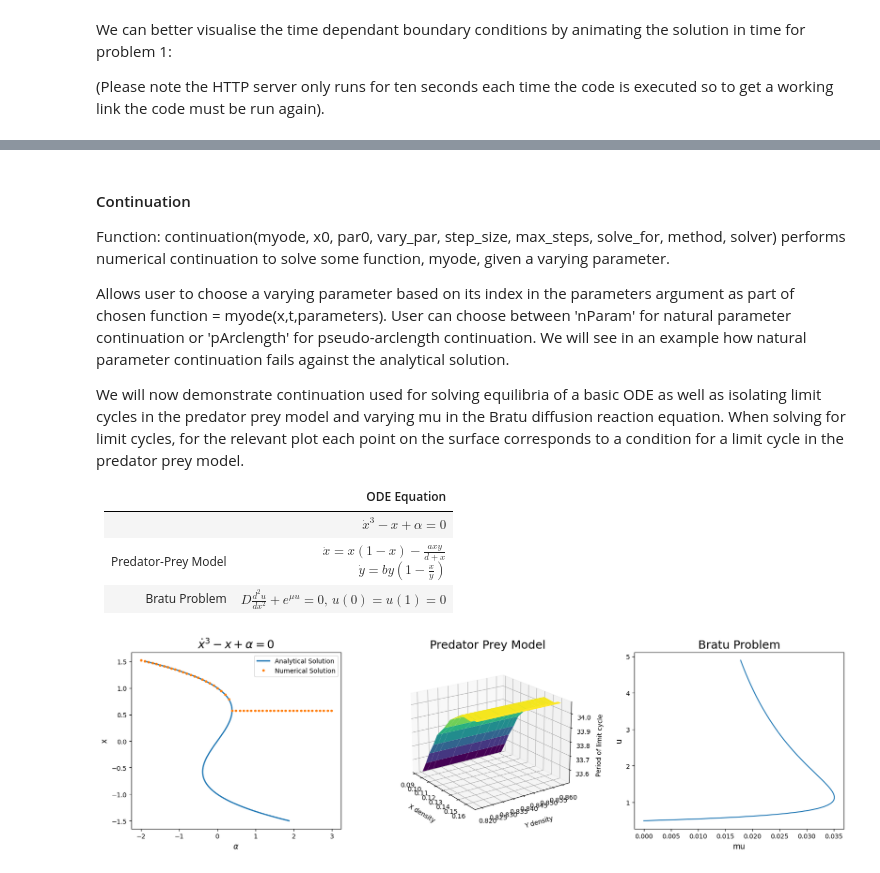
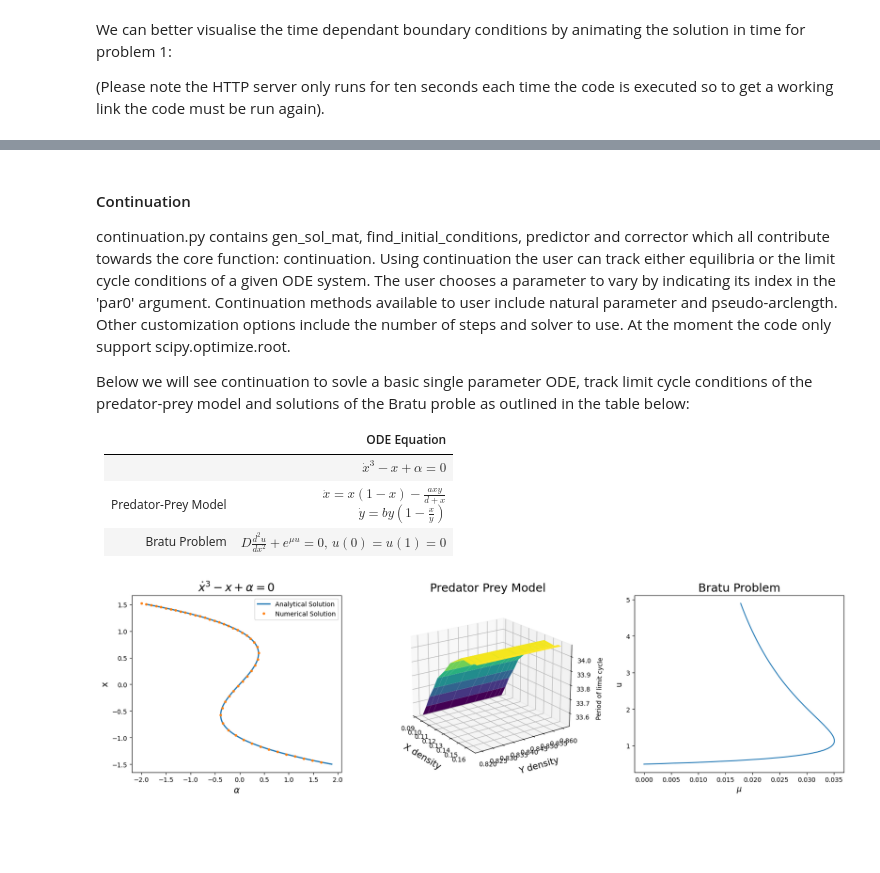
Before and after one commit to MikeJohnson424/emat30008, a Jupyter notebook: report.ipynb, the cells around one changed output, grey strips where cells are left out. Drawn from its saved outputs; the diff is of its cells as text; code cells hidden in the pictures; blank space fills up the shorter version.

```diff
--- a/report.ipynb
+++ b/report.ipynb
@@ -183,6 +183,8 @@ solution2 = BVP_solver(grid,bc_left,bc_right,IC = 0, q = lambda x,u: np.exp(0.01
 # %% [markdown]
 Now let's plot the results:
 # %%
+plt.style.use('seaborn-v0_8-dark')
+
 fig = plt.figure(figsize=(17, 6))
 
 gs = gridspec.GridSpec(2, 3, width_ratios=[1, 1, 1], height_ratios=[1, 1])
@@ -196,29 +198,29 @@ ax4 = plt.subplot(gs[:, 2])
 # Plot the data in each subplot
 ax1.plot(solution2.x, solution2.u)
 ax1.set_title('Bratu Problem',fontsize = 18)
-ax1.set_xlabel('x',fontsize = 12)
-ax1.set_ylabel('u',fontsize = 12)
+ax1.set_xlabel('x',fontsize = 14)
+ax1.set_ylabel('u',fontsize = 14)
 ax1.grid(True)
 
 ax2.plot(solution1.x, solution1.u)
 ax2.set_title('Generic LTI reaction-diffusion equation',fontsize = 18)
 ax2.grid(True)
-ax2.set_xlabel('x',fontsize = 12)
-ax2.set_ylabel('u',fontsize = 12)
+ax2.set_xlabel('x',fontsize = 14)
+ax2.set_ylabel('u',fontsize = 14)
 
 ax3.plot(hopf_sol.y[0], hopf_sol.y[1],label = 'Shooting Solution')
 ax3.plot(hopf_sol_true[0], hopf_sol_true[1],'o',label = 'Analytical Solution')
 ax3.grid(True)
 ax3.legend(loc = 'best')
 ax3.set_title('Supercritical Hopf Bifurcation',fontsize = 18)
-ax3.set_xlabel('x1',fontsize = 12)
-ax3.set_ylabel('x2',fontsize = 12)
+ax3.set_xlabel('x1',fontsize = 14)
+ax3.set_ylabel('x2',fontsize = 14)
 
 ax4.plot(PPM_sol.y[0],PPM_sol.y[1])
 ax4.grid(True)
 ax4.set_title('Predator Prey Model',fontsize = 18)
-ax4.set_xlabel('X Density',fontsize = 12)
-ax4.set_ylabel('Y Density',fontsize = 12)
+ax4.set_xlabel('X Density',fontsize = 14)
+ax4.set_ylabel('Y Density',fontsize = 14)
 
 # Adjust the layout
 plt.tight_layout()
@@ -385,11 +387,9 @@ Animation available at: http://localhost:59522/animation.gif
 # %% [markdown]
 #### Continuation
 
-Function: continuation(myode, x0, par0, vary_par, step_size, max_steps, solve_for, method, solver) performs numerical continuation to solve some function, myode, given a varying parameter.
+continuation.py contains gen_sol_mat, find_initial_conditions, predictor and corrector which all contribute towards the core function: continuation. Using continuation the user can track either equilibria or the limit cycle conditions of a given ODE system. The user chooses a parameter to vary by indicating its index in the 'par0' argument. Continuation methods available to user include natural parameter and pseudo-arclength. Other customization options include the number of steps and solver to use. At the moment the code only support scipy.optimize.root.
 
-Allows user to choose a varying parameter based on its index in the parameters argument as part of chosen function = myode(x,t,parameters). User can choose between 'nParam' for natural parameter continuation or 'pArclength' for pseudo-arclength continuation. We will see in an example how natural parameter continuation fails against the analytical solution.
-
-We will now demonstrate continuation used for solving equilibria of a basic ODE as well as isolating limit cycles in the predator prey model and varying mu in the Bratu diffusion reaction equation. When solving for limit cycles, for the relevant plot each point on the surface corresponds to a condition for a limit cycle in the predator prey model.
+Below we will see continuation to sovle a basic single parameter ODE, track limit cycle conditions of the predator-prey model and solutions of the Bratu proble as outlined in the table below:
 
 <style>
 table {
@@ -429,7 +429,7 @@ result = continuation(h,x0 = [1],par0 = [-2],
                    step_size = 0.1,
                    max_steps = 50,
                    solve_for = 'equilibria',
-                   method = 'nParam')
+                   method = 'pArclength')
 
 u = result.u
 alpha = result.alpha
@@ -442,8 +442,8 @@ ax0.plot(y - y**3, y, label='Analytical Solution', linewidth=2)
 ax0.plot(alpha, u[0], 'o', markersize=3, label='Numerical Solution')
 ax0.set_title(r"$\dot{x}^3 - x + \alpha = 0$", fontsize=18)
 ax0.set(xlabel=r'$\alpha$', ylabel='x')
-ax0.xaxis.label.set_size(12)
-ax0.yaxis.label.set_size(12)
+ax0.xaxis.label.set_size(14)
+ax0.yaxis.label.set_size(14)
 ax0.legend(loc="best")
 
 # Numerical continuation on the PPM problem for limit cycles
@@ -468,38 +468,38 @@ Z = np.array([u[2] for _ in range(len(u[0]))])
 
 ax1.plot_surface(X, Y, Z, cmap='viridis')
 ax1.set_title("Predator Prey Model", fontsize=18)
-ax1.set_xlabel('X density', labelpad=10)  # Add padding to the axis label
-ax1.set_ylabel('Y density', labelpad=10)  # Add padding to the axis label
+ax1.set_xlabel('X density', labelpad=10,fontsize = 14)  # Add padding to the axis label
+ax1.set_ylabel('Y density', labelpad=10,fontsize = 14)  # Add padding to the axis label
 ax1.set_zlabel('Period of limit cycle', labelpad=5)  # Add padding to the axis label
 ax1.view_init(elev=20, azim=-35)  # Adjust the viewing angle
 
 # Numerical continuation on Bratu problem
 
 grid = Grid(N=100, a=0, b=10)
 bc_left = BoundaryCondition('dirichlet', [lambda t: 5],grid);bc_right = BoundaryCondition('dirichlet',[lambda t: 10],grid)
 A,b = construct_A_and_b(grid,bc_left,bc_right)
 dx = grid.dx
 u0 = np.zeros(len(grid.x[1:-1]))
 
 result = continuation(bratu,  # the ODE to use
     x0 = u0,  # the initial state
     par0=[0,1,dx,A],  # the initial parameters
     vary_par=0,  # the index of the parameter to vary
     step_size=0.01,  # the size of the steps to take
     max_steps=100,  # the number of steps to take
     solve_for = 'equilibria', # 'equilibria' or 'limit cycle'
     method = 'pArclength',
     solver=root)
 
 u=result.u
 alpha = result.alpha
 
 # Create the last plot
 ax2 = fig.add_subplot(1, 3, 3)
 ax2.plot(alpha, u[0])
 ax2.set_title("Bratu Problem", fontsize=18)
-ax2.set(xlabel='mu', ylabel='u')
+ax2.set(xlabel=r"$\mu$", ylabel='u')
 ax2.xaxis.label.set_size(12)
 ax2.yaxis.label.set_size(12)
 # %% [output]
-[figure, old version]
+[figure, new version]
```
Also changed, not shown: parts of 9 cells of this notebook, 6 other files.
